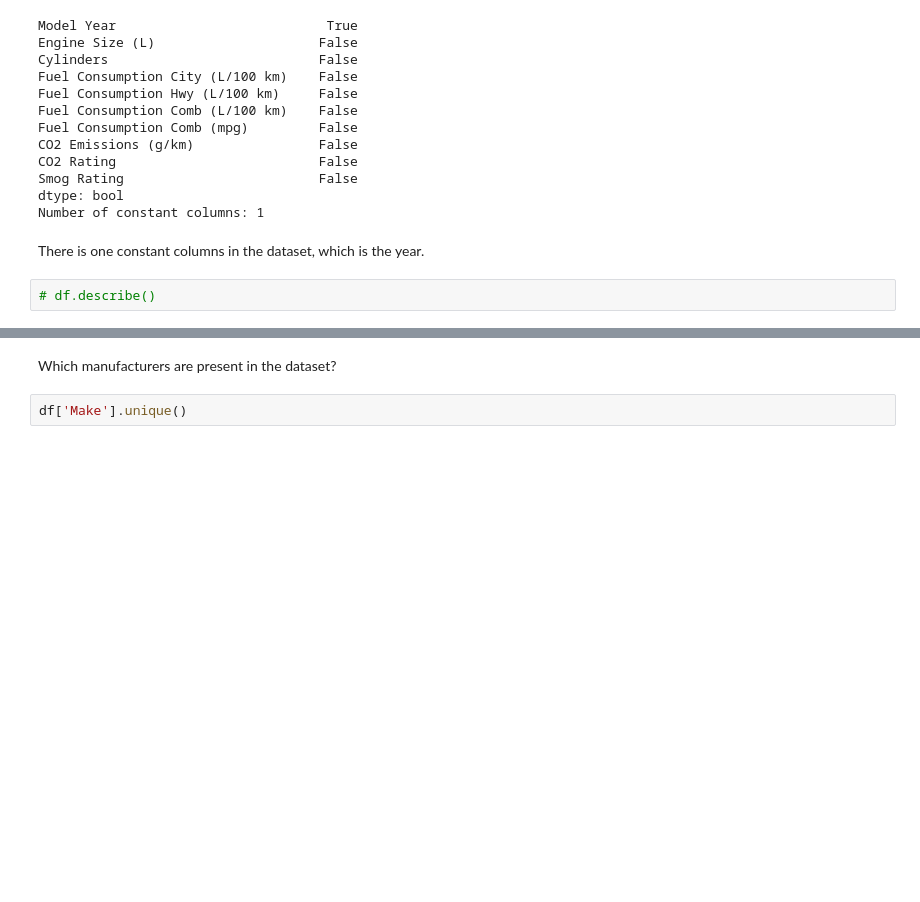
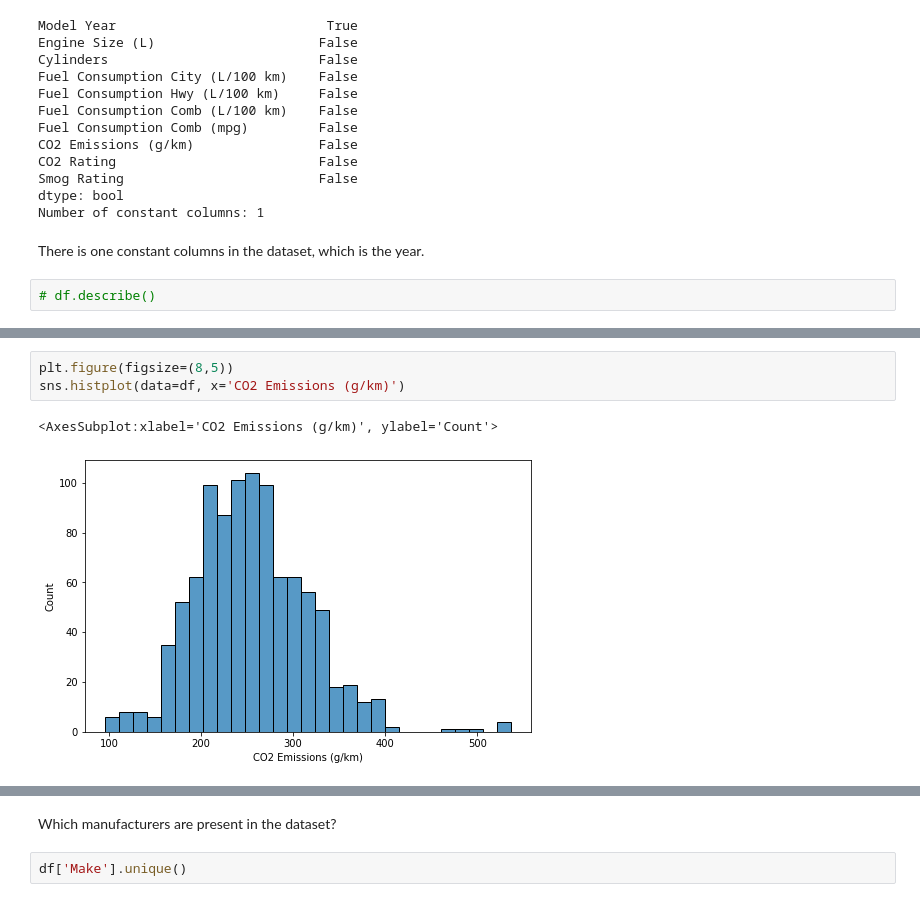
Before and after one commit to JohannesBeneke/EDA-Vehicle-Emissions, a Jupyter notebook: eda_emissions.ipynb, the cells around one changed output, grey strips where cells are left out. Saved outputs shown, nothing was run; the diff lists cells and outputs as text; blank space fills up the shorter version.

```diff
--- a/eda_emissions.ipynb
+++ b/eda_emissions.ipynb
@@ -190,0 +213,6 @@ There is one constant columns in the dataset, which is the year.
+# %%
+plt.figure(figsize=(8,5))
+sns.histplot(data=df, x='CO2 Emissions (g/km)')
+# %% [output]
+<AxesSubplot:xlabel='CO2 Emissions (g/km)', ylabel='Count'>
+[figure, added]
```
Also changed, not shown: parts of 37 cells of this notebook.
